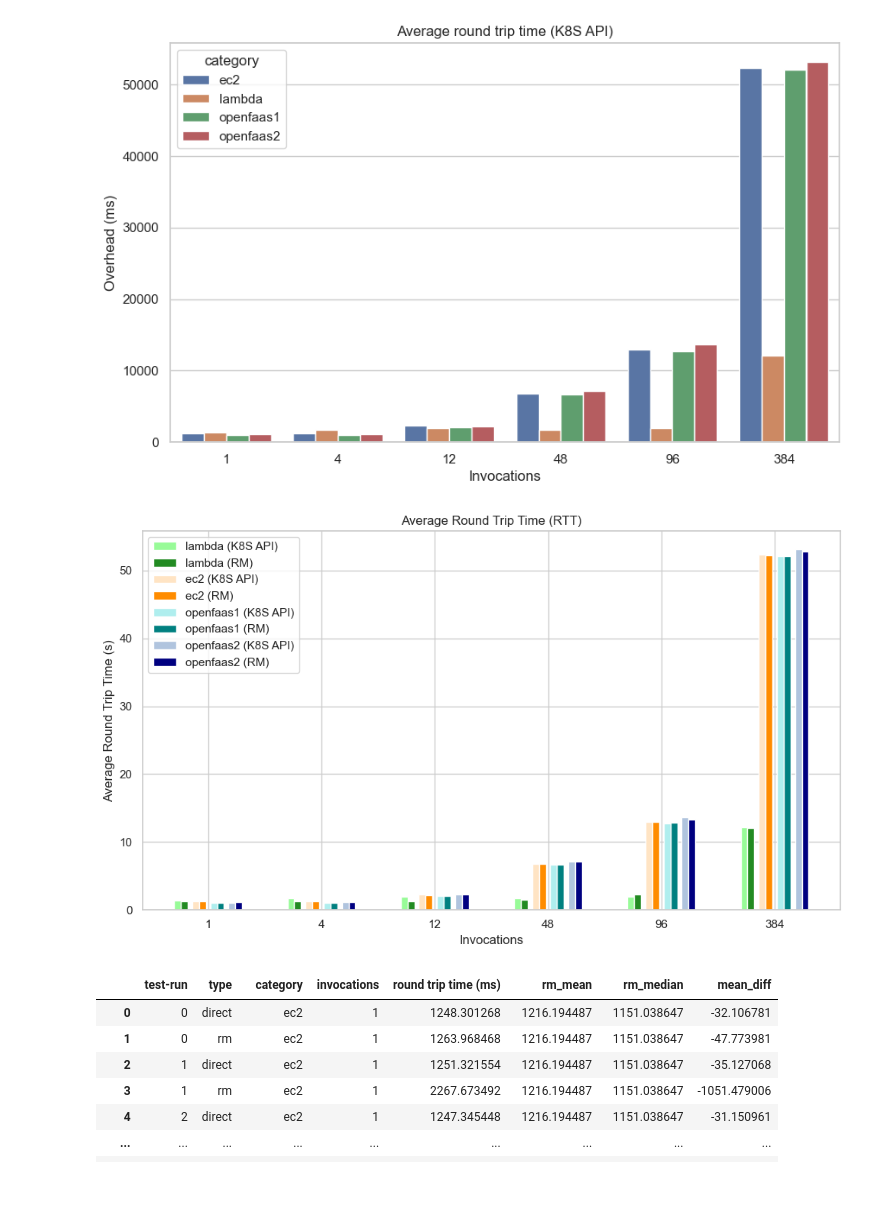
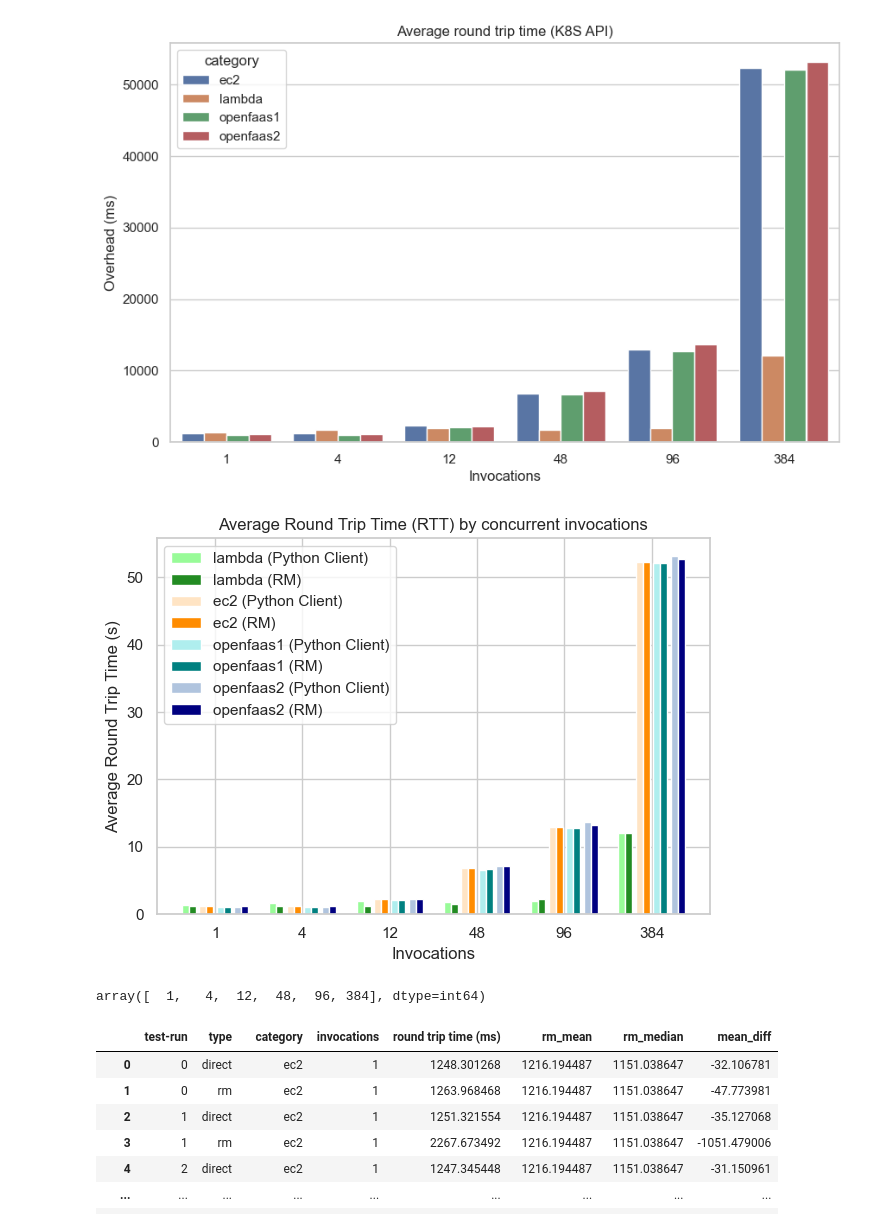
Before and after one commit to Apollo-Tools/resource-manager, a Jupyter notebook: benchmark/results/rm-analysis/function_invocations.ipynb, the cells around one changed output. Drawn from its saved outputs; the diff is of its cells as text; code cells hidden in the pictures; blank space fills up the shorter version.

Commit message:
Update reaction data and notebooks

```diff
--- a/benchmark/results/rm-analysis/function_invocations.ipynb
+++ b/benchmark/results/rm-analysis/function_invocations.ipynb
@@ -99,45 +99,34 @@ plt.show()
 # %% [output]
 [figure]
 # %%
-# Your DataFrame
-data = {
-       'category': ['ec2', 'ec2', 'ec2', 'ec2', 'ec2', 'ec2'],
-       'invocations': [1, 12, 384, 4, 48, 96],
-       'direct_mean': [1249.289608, 2274.204240, 52309.927827, 1256.141921, 6809.558275, 12963.761116],
-       'rm_mean': [1216.194487, 2196.608643, 52265.298388, 1215.102027, 6799.471389, 12934.046948]
-}
-
-df = pd.DataFrame(data)
-
-
-# Plot
-plt.figure(figsize=(10, 6))
-
 # Define bar width
-bar_width = 0.06
+bar_width = 0.08
+invocations = np.sort(means_df['invocations'].unique())
 
 # Set x-axis positions
-x = np.arange(len(df_ec2['invocations']))
+x = np.arange(len(invocations))
 for i, category in enumerate([{'category': 'lambda', 'color1': 'palegreen', 'color2': 'forestgreen'},
                               {'category': 'ec2', 'color1': 'bisque', 'color2': 'darkorange'},
                               {'category': 'openfaas1', 'color1': 'paleturquoise', 'color2': 'teal'},
                               {'category': 'openfaas2', 'color1': 'lightsteelblue', 'color2': 'navy'}]):
        # Filter data for category 'ec2'
        df_category = means_df[means_df['category'] == category['category']]
        df_category = df_category.sort_values(by='invocations')
        # Plot bars
-       plt.bar((x - bar_width/2) + (0.02 + bar_width) * 2 * (i - 1.5), df_category['direct_mean'] / 1000, bar_width, label=f"{category['category']} (K8S API)", color=category['color1'])
+       plt.bar((x - bar_width/2) + (0.02 + bar_width) * 2 * (i - 1.5), df_category['direct_mean'] / 1000, bar_width, label=f"{category['category']} (Python Client)", color=category['color1'])
        plt.bar((x + bar_width/2) + (0.02 + bar_width) * 2 * (i - 1.5), df_category['rm_mean'] / 1000, bar_width, label=f"{category['category']} (RM)", color=category['color2'])
 
 plt.xlabel('Invocations')
 plt.ylabel('Average Round Trip Time (s)')
-plt.title('Average Round Trip Time (RTT)')
-plt.xticks(x, df_ec2['invocations'])
+plt.title('Average Round Trip Time (RTT) by concurrent invocations')
+plt.xticks(x, invocations)
 plt.legend()
 plt.tight_layout()
 plt.show()
+invocations
 # %% [output]
-[figure, old version]
+[figure, new version]
+array([  1,   4,  12,  48,  96, 384], dtype=int64)
 # %%
 fi_rtt = []
 fi_dir = os.path.join(data_dir, "function_invocation")
```
Also changed, not shown: 11 other files.
